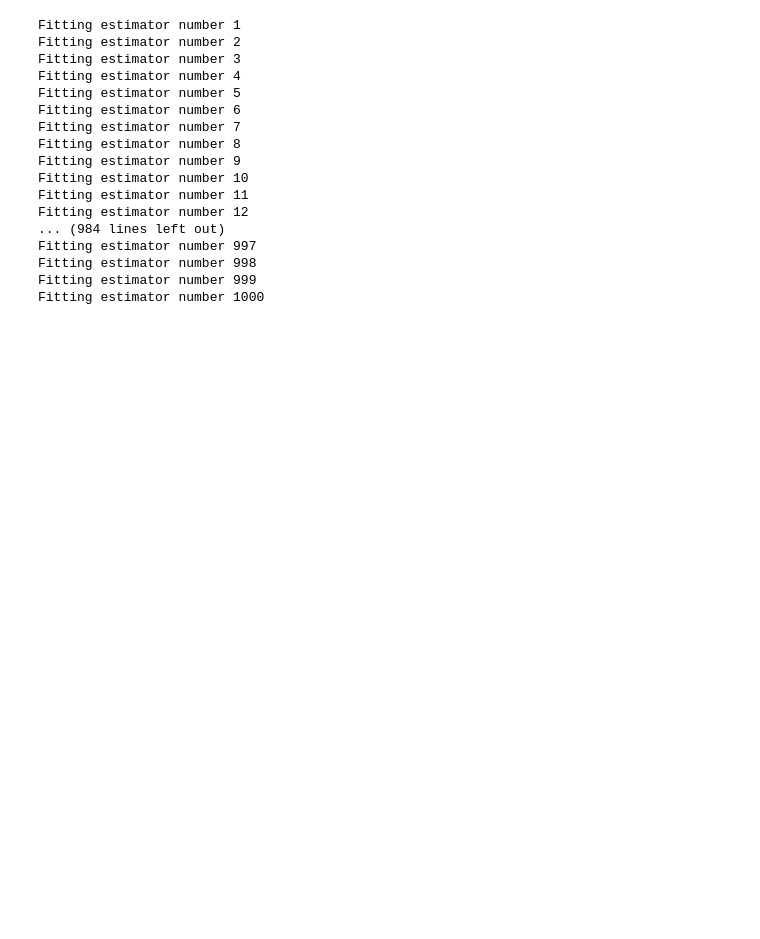
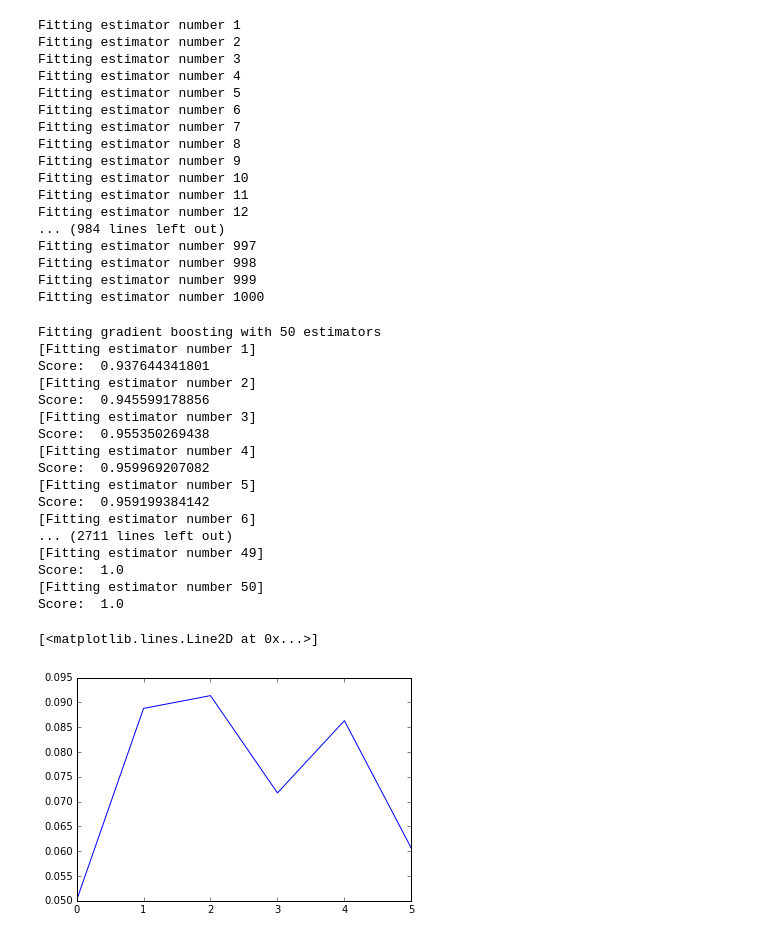
Before and after one commit to colinsongf/CART-GradientBoosting-RandomForest, a Jupyter notebook: CART-GradientBoosting-RandomForest-Copy9.ipynb, the cells around one changed output. Drawn from its saved outputs; the diff is of its cells as text; code cells hidden in the pictures; blank space fills up the shorter version.

```diff
--- a/CART-GradientBoosting-RandomForest-Copy9.ipynb
+++ b/CART-GradientBoosting-RandomForest-Copy9.ipynb
@@ -1061,5 +1113,5 @@ Score:
 # %%
-voting_clf = VotingClassifier([forest_clf, grad_clf, xgb_clf] + clfs, lambd = 10.0)
+voting_clf = VotingClassifier([forest_clf, grad_clf] + clfs, lambd = 10.0, max_iter=350)
 voting_clf.fit(spam_X_train, spam_y_train)
 voting_pred = voting_clf.predict(spam_X_test)
 
@@ -1121,3 +1191,6 @@ Score:  0.990413083322
 print "Final F1 score: ", precision_recall_fscore_support(np.array((spam_y_test+1)/2, dtype=int), np.array((np.sign(grad_clf_2.predict(spam_X_test))+1)/2, dtype=int))[2].mean()
 # %% [output]
 Final F1 score:  0.927836077248
+# %%
+bagboo2 = BagBoo(n_estimators=30, n_boost_estimators=300, subsample=0.6, max_depth=3)
+bagboo2.fit(spam_X_train, spam_y_train)
@@ -1124,7 +1222,7 @@ Final F1 score:  0.927836077248
 # %%
 #voting_clf = VotingClassifier([forest_clf, grad_clf, xgb_clf], lambd = 1.0, max_iter=290) # 1.0 300 0.944
 #voting_clf = VotingClassifier([forest_clf, grad_clf], lambd = 0.0, max_iter=150) # lambda = 1.0, max_iter=170 : 0.941
-voting_clf = VotingClassifier([forest_clf, grad_clf, grad_clf_2], lambd = 1.0, max_iter=300) #
+voting_clf = VotingClassifier([forest_clf, grad_clf, bagboo2], lambd = 1.0, max_iter=250) #
 voting_clf.fit(spam_X_train, spam_y_train)
 voting_pred = voting_clf.predict(spam_X_test)
 
@@ -1151,3 +1231,20 @@ Final F1 score:  0.93786974439
+# %%
+#voting_clf = VotingClassifier([forest_clf, grad_clf, xgb_clf], lambd = 1.0, max_iter=290) # 1.0 300 0.944
+voting_clf_1 = VotingClassifier([forest_clf, grad_clf], lambd = 0.0, max_iter=150) # lambda = 1.0, max_iter=170 : 0.941
+voting_clf_2 = VotingClassifier([forest_clf, grad_clf, bagboo], lambd = 1.0, max_iter=75) # 1.0 75 : 0.941
+voting_clf_3 = VotingClassifier([forest_clf, grad_clf, bagboo2], lambd = 1.0, max_iter=250)
+
+voting_clf_1.fit(spam_X_train, spam_y_train)
+voting_clf_2.fit(spam_X_train, spam_y_train)
+voting_clf_3.fit(spam_X_train, spam_y_train)
+
+voting_clf = VotingClassifier([voting_clf_1, voting_clf_2, voting_clf_3], lambd = 1.0, max_iter=100)
+voting_clf.fit(spam_X_train, spam_y_train)
+
+voting_pred = voting_clf.predict(spam_X_test)
+
+#print "Final F1 score: ", f1_score(np.array((spam_y_test+1)/2, dtype=int), np.array((voting_pred+1)/2, dtype=int))
+print "Final F1 score: ", precision_recall_fscore_support(np.array((spam_y_test+1)/2, dtype=int), np.array((voting_pred+1)/2, dtype=int))[2].mean()
 # %%
 from sklearn.linear_model import LogisticRegression
 
@@ -1243,3 +1340,33 @@ Fitting estimator number 997
 Fitting estimator number 998
 Fitting estimator number 999
 Fitting estimator number 1000
+# %%
+scores_ = []
+
+for k in [2, 3, 4, 5, 6, 7]:
+    clust_clf = ClusteringClassifier(n_clusters=k, n_estimators=50)
+    clust_clf.fit(spam_X_train, spam_y_train)
+
+    scores_.append(precision_recall_fscore_support(np.array((spam_y_test+1)/2, dtype=int), np.array((clust_clf.predict(spam_X_test)+1)/2, dtype=int))[2].mean())
+
+plt.plot(scores_)
+# %% [output]
+Fitting gradient boosting with 50 estimators
+[Fitting estimator number 1]
+Score:  0.937644341801
+[Fitting estimator number 2]
+Score:  0.945599178856
+[Fitting estimator number 3]
+Score:  0.955350269438
+[Fitting estimator number 4]
+Score:  0.959969207082
+[Fitting estimator number 5]
+Score:  0.959199384142
+[Fitting estimator number 6]
+... (2711 lines left out)
+[Fitting estimator number 49]
+Score:  1.0
+[Fitting estimator number 50]
+Score:  1.0
+[<matplotlib.lines.Line2D at 0x...>]
+[figure, added]
```
Also changed, not shown: parts of 10 cells of this notebook.
